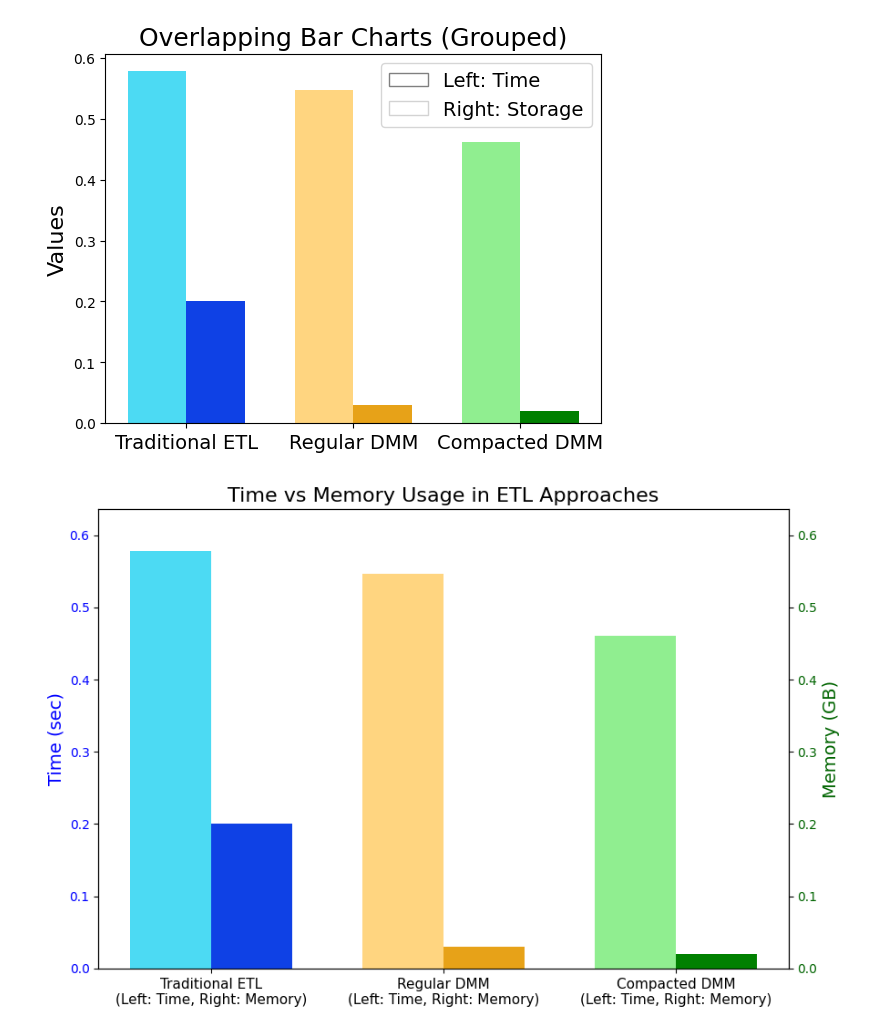
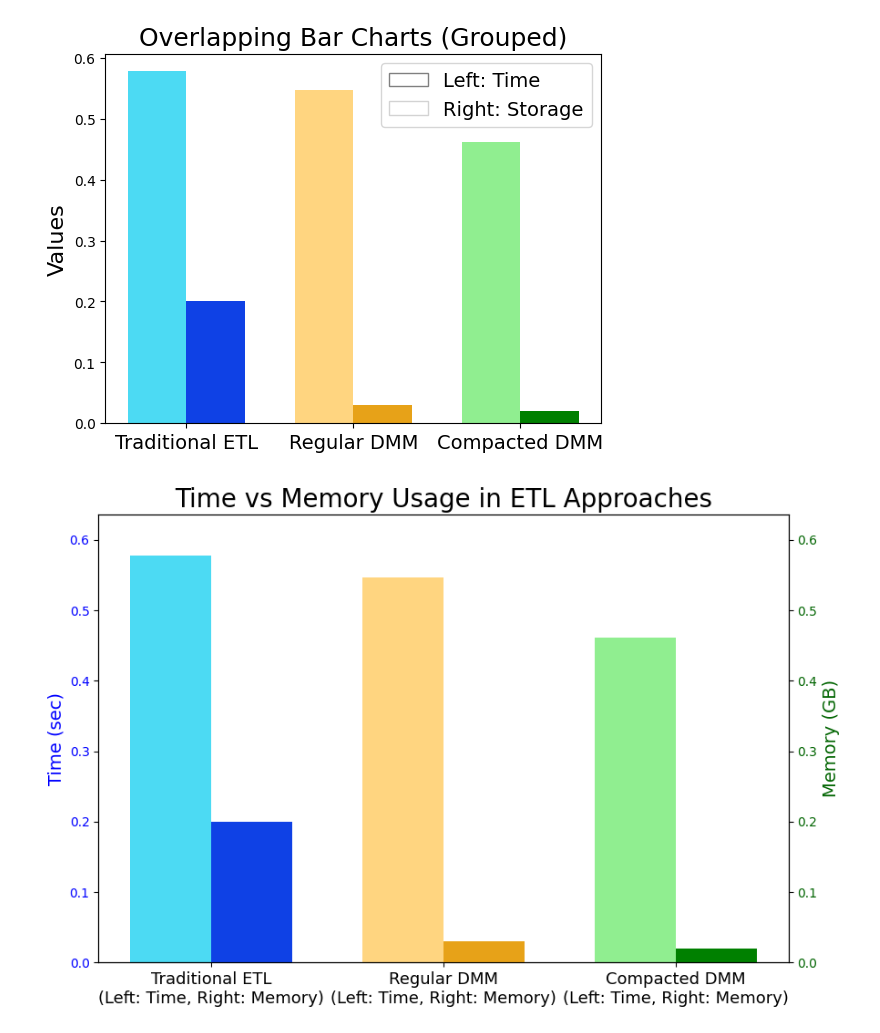
Before and after one commit to MarcoAxel/dmm-vs-lookup-etl, a Jupyter notebook: notebooks/06_visualize_all_etl.ipynb, the cells around one changed output. Cells and saved outputs as stored; diff of their text form; code cells hidden in the pictures.

Commit message:
Created clener benchmarking results plot

```diff
--- a/notebooks/06_visualize_all_etl.ipynb
+++ b/notebooks/06_visualize_all_etl.ipynb
@@ -156,33 +156,33 @@ bar_width = 0.35
 fig, ax1 = plt.subplots(figsize=(9,6))
 
 # --- Bars for Time (left y-axis) ---
 bars1 = ax1.bar(x - bar_width/2, datasetT, width=bar_width,
                 color=["#4CDAF3", '#FFD580', 'lightgreen'])
 ax1.set_ylabel('Time (sec)', fontsize=14, color="blue")
 ax1.tick_params(axis='y', labelcolor="blue")
 
 # --- Second y-axis for Memory ---
 ax2 = ax1.twinx()
 bars2 = ax2.bar(x + bar_width/2, datasetM, width=bar_width,
                 color=["#0F41E5", "#E7A218", 'green'])
 ax2.set_ylabel('Memory (GB)', fontsize=14, color="darkgreen")
 ax2.tick_params(axis='y', labelcolor="darkgreen")
 
 # --- Force both y-axes to share the same scale ---
 ymin = 0
 ymax = max(max(datasetT), max(datasetM)) * 1.1
 ax1.set_ylim(ymin, ymax)
 ax2.set_ylim(ymin, ymax)
 
 # --- Custom x-axis labels with two lines ---
 custom_labels = [f"{lbl}\n(Left: Time, Right: Memory)" for lbl in labels]
 ax1.set_xticks(x)
-ax1.set_xticklabels(custom_labels, fontsize=11)
+ax1.set_xticklabels(custom_labels, fontsize=13)
 
 # Title
-ax1.set_title('Time vs Memory Usage in ETL Approaches', fontsize=16)
+ax1.set_title('Time vs Memory Usage in ETL Approaches', fontsize=20)
 
 plt.tight_layout()
 plt.show()
 # %% [output]
-[figure, old version]
+[figure, new version]
```
